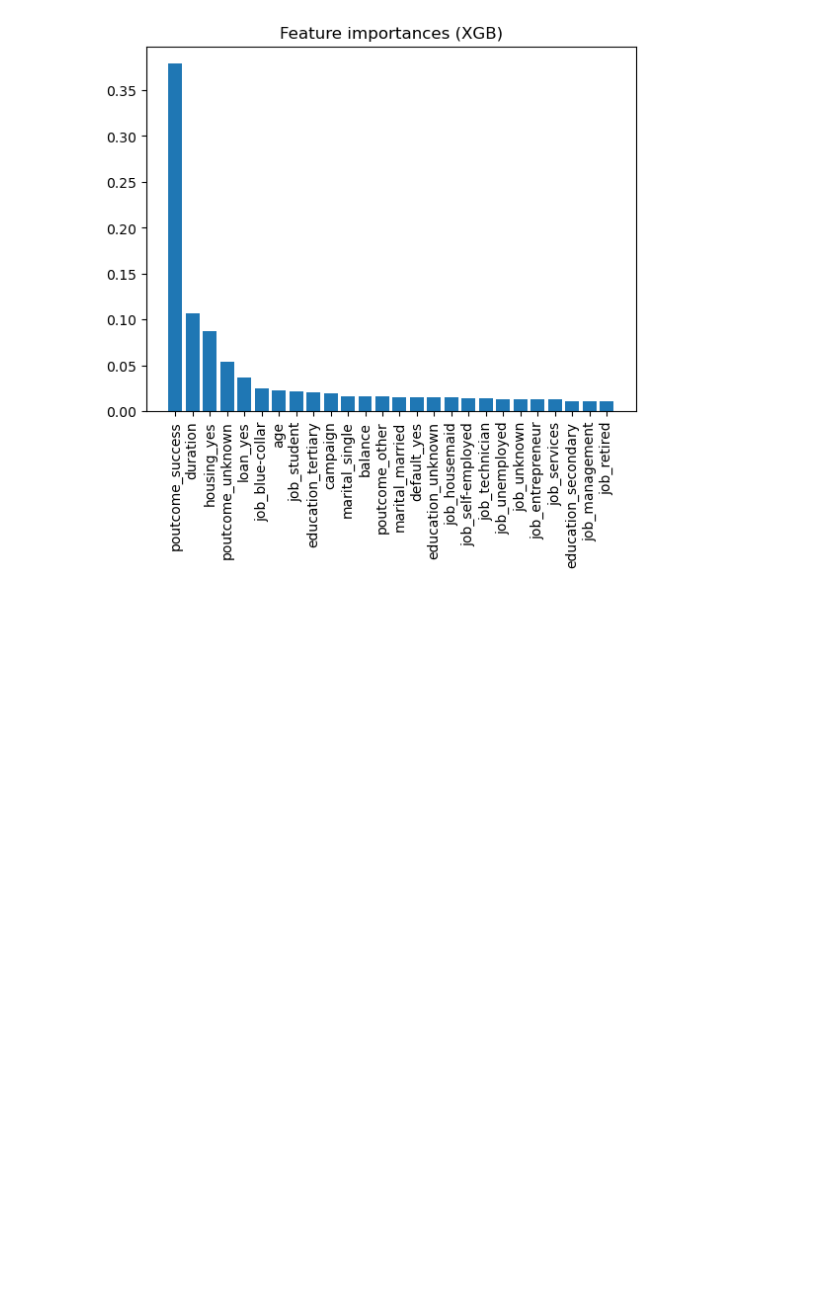
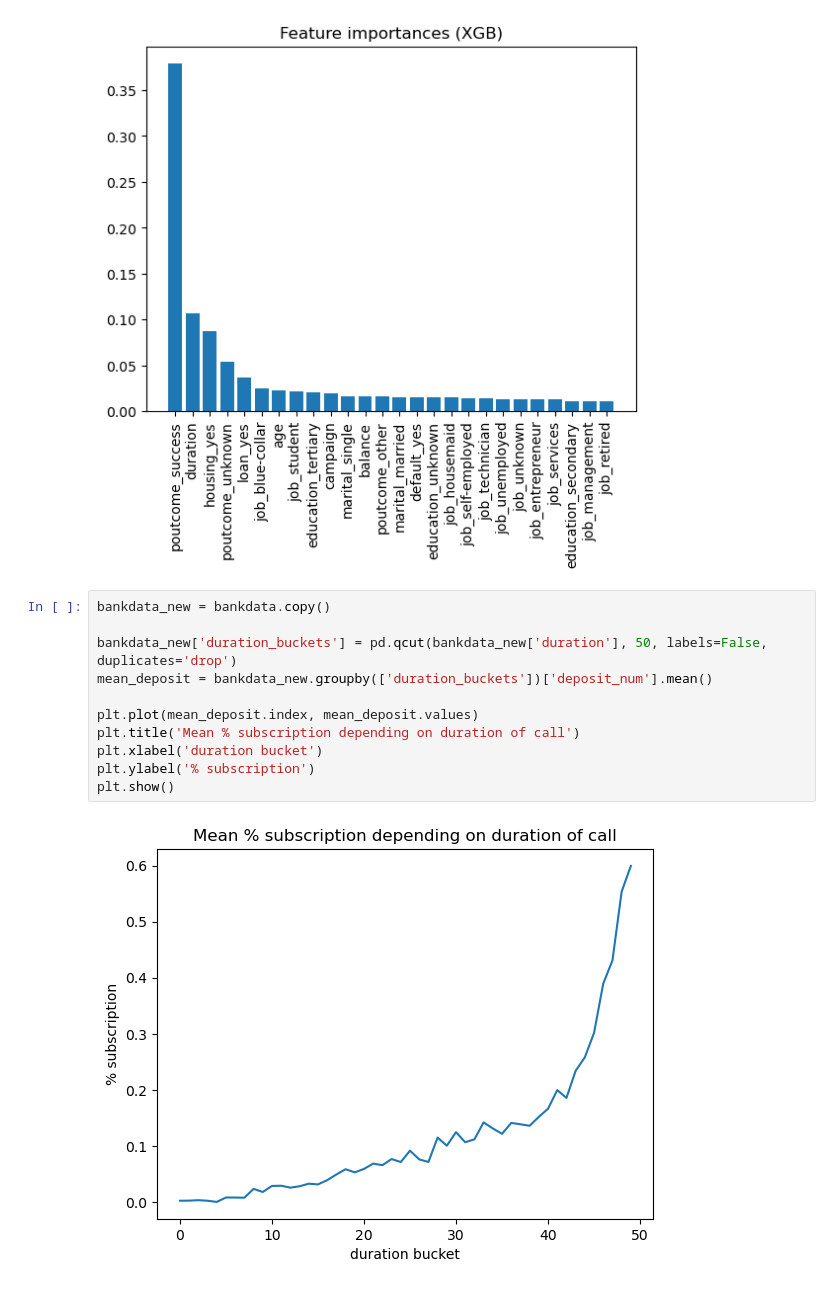
Before and after one commit to WeijunCheah/Team_5_MiniProject, a Jupyter notebook: XGBoost.ipynb, the cells around one changed output. Drawn from its saved outputs; the diff is of its cells as text; blank space fills up the shorter version.

```diff
--- a/XGBoost.ipynb
+++ b/XGBoost.ipynb
@@ -143,3 +156,16 @@ plt.title('Feature importances (XGB)')
 plt.show()
 # %% [output]
 [figure]
+# %%
+bankdata_new = bankdata.copy()
+
+bankdata_new['duration_buckets'] = pd.qcut(bankdata_new['duration'], 50, labels=False, duplicates='drop')
+mean_deposit = bankdata_new.groupby(['duration_buckets'])['deposit_num'].mean()
+
+plt.plot(mean_deposit.index, mean_deposit.values)
+plt.title('Mean % subscription depending on duration of call')
+plt.xlabel('duration bucket')
+plt.ylabel('% subscription')
+plt.show()
+# %% [output]
+[figure, added]
```
Also changed, not shown: parts of 2 cells of this notebook.
